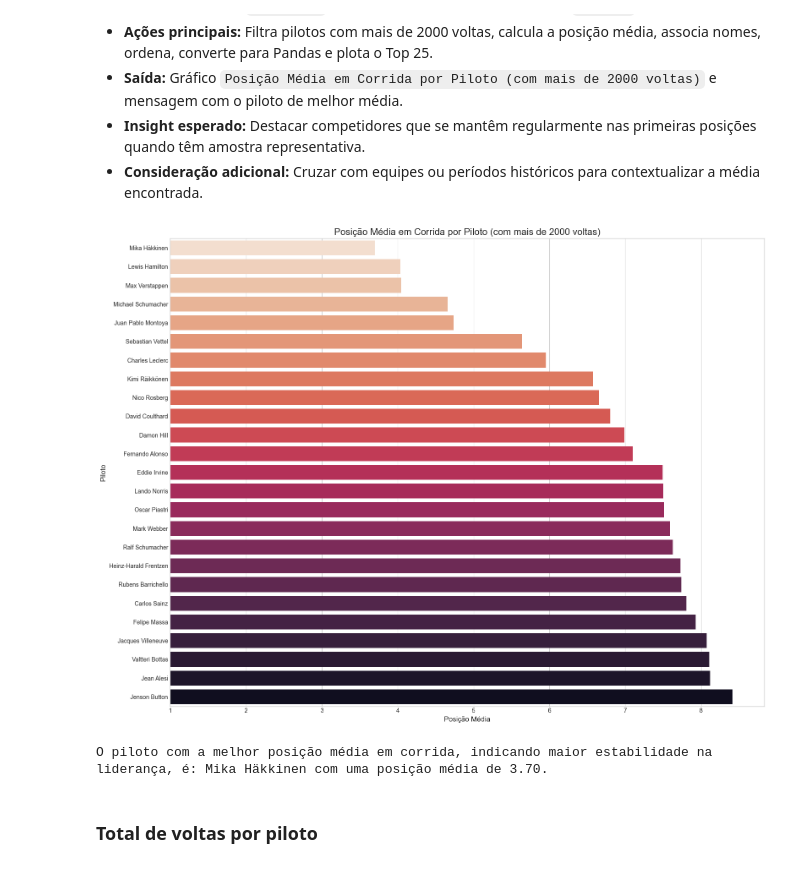
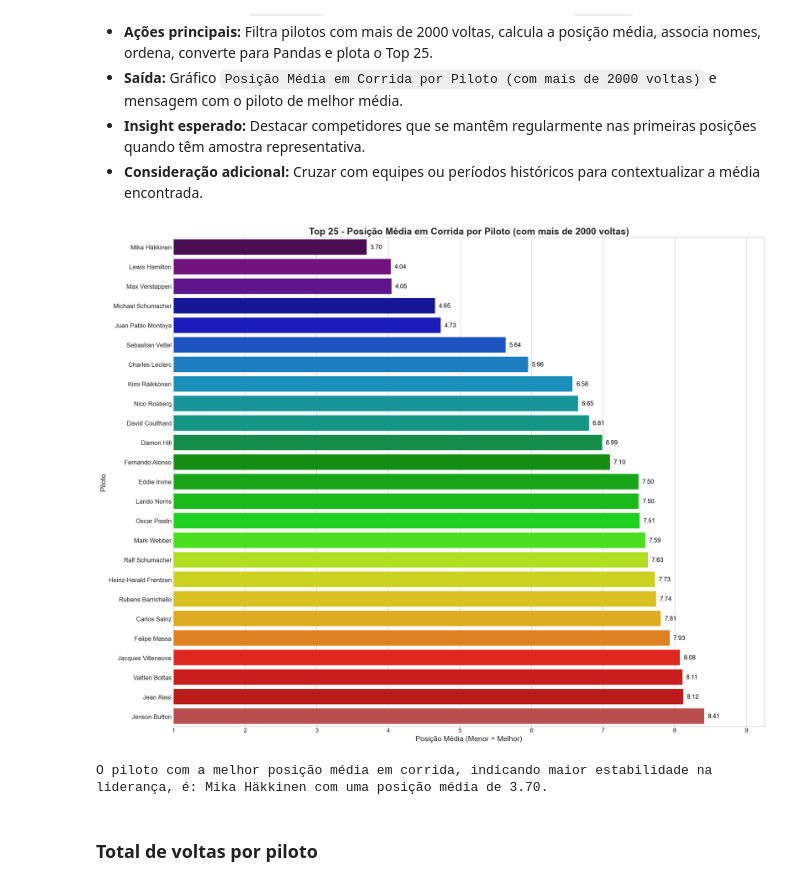
Before and after one commit to Julio1099/formula1-analytics, a Jupyter notebook: Data Layer/raw/i.ipynb, the cells around one changed output. Drawn from its saved outputs; the diff is of its cells as text; code cells hidden in the pictures.

```diff
--- a/Data Layer/raw/i.ipynb
+++ b/Data Layer/raw/i.ipynb
@@ -566,24 +566,53 @@ plt.show()
 - **Insight esperado:** Destacar competidores que se mantêm regularmente nas primeiras posições quando têm amostra representativa.
 - **Consideração adicional:** Cruzar com equipes ou períodos históricos para contextualizar a média encontrada.
 # %%
-from pyspark.sql.functions import avg, col, count, concat_ws
 experienced_drivers = dataframes['lap_times'].groupBy('driverId').agg(count('*').alias('total_laps')).filter(col('total_laps') > 2000).select('driverId')
 avg_position_per_driver = dataframes['lap_times'].join(experienced_drivers, 'driverId', 'inner').groupBy('driverId').agg(avg('position').alias('avg_position'))
 drivers_with_label = dataframes['drivers'].withColumn('driver_name', concat_ws(' ', col('forename'), col('surname')))
 driver_avg_position_details = avg_position_per_driver.join(drivers_with_label, 'driverId').orderBy('avg_position')
 plot_data_11 = driver_avg_position_details.select('driver_name', 'avg_position').toPandas()
-plt.figure(figsize=(16, 12))
-sns.barplot(data=plot_data_11.head(25), x='avg_position', y='driver_name', orient='h', palette='rocket_r', hue='driver_name', legend=False)
-plt.xlim(left=1)
-plt.title('Posição Média em Corrida por Piloto (com mais de 2000 voltas)', fontsize=16)
-plt.xlabel('Posição Média', fontsize=12)
-plt.ylabel('Piloto', fontsize=12)
+
+top_n = 25
+chart_data = plot_data_11.head(top_n)
+
+plt.figure(figsize=(18, 14))
+
+colors = sns.color_palette("nipy_spectral", n_colors=len(chart_data))
+
+ax = sns.barplot(
+    data=chart_data,
+    x='avg_position',
+    y='driver_name',
+    orient='h',
+    palette=colors,
+    hue='driver_name',
+    legend=False
+)
+
+for p in ax.patches:
+    width = p.get_width()
+    ax.text(
+        width + 0.05,
+        p.get_y() + p.get_height() / 2,
+        f'{width:.2f}',
+        ha='left',
+        va='center',
+        fontsize=12,
+        color='black'
+    )
+
+ax.set_xlim(left=1, right=chart_data['avg_position'].max() * 1.1)
+plt.title(f'Top {top_n} - Posição Média em Corrida por Piloto (com mais de 2000 voltas)', fontsize=18, weight='bold')
+plt.xlabel('Posição Média (Menor = Melhor)', fontsize=14)
+plt.ylabel('Piloto', fontsize=14)
+plt.tick_params(labelsize=12)
 plt.tight_layout()
 plt.show()
+
 most_stable_driver = plot_data_11.iloc[0]
 print(f"O piloto com a melhor posição média em corrida, indicando maior estabilidade na liderança, é: {most_stable_driver['driver_name']} com uma posição média de {most_stable_driver['avg_position']:.2f}.")
 # %% [output]
-[figure, old version]
+[figure, new version]
 O piloto com a melhor posição média em corrida, indicando maior estabilidade na liderança, é: Mika Häkkinen com uma posição média de 3.70.
 # %% [markdown]
 ### Total de voltas por piloto
```
Also changed, not shown: parts of 6 cells of this notebook.
